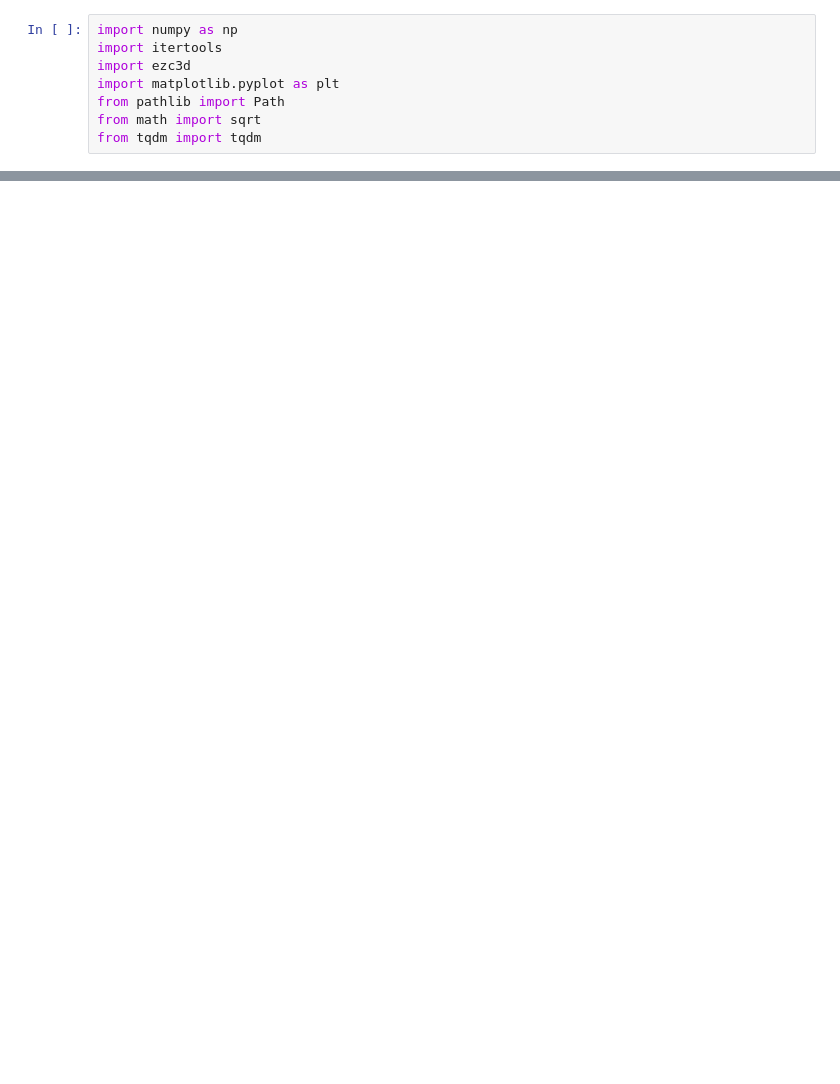
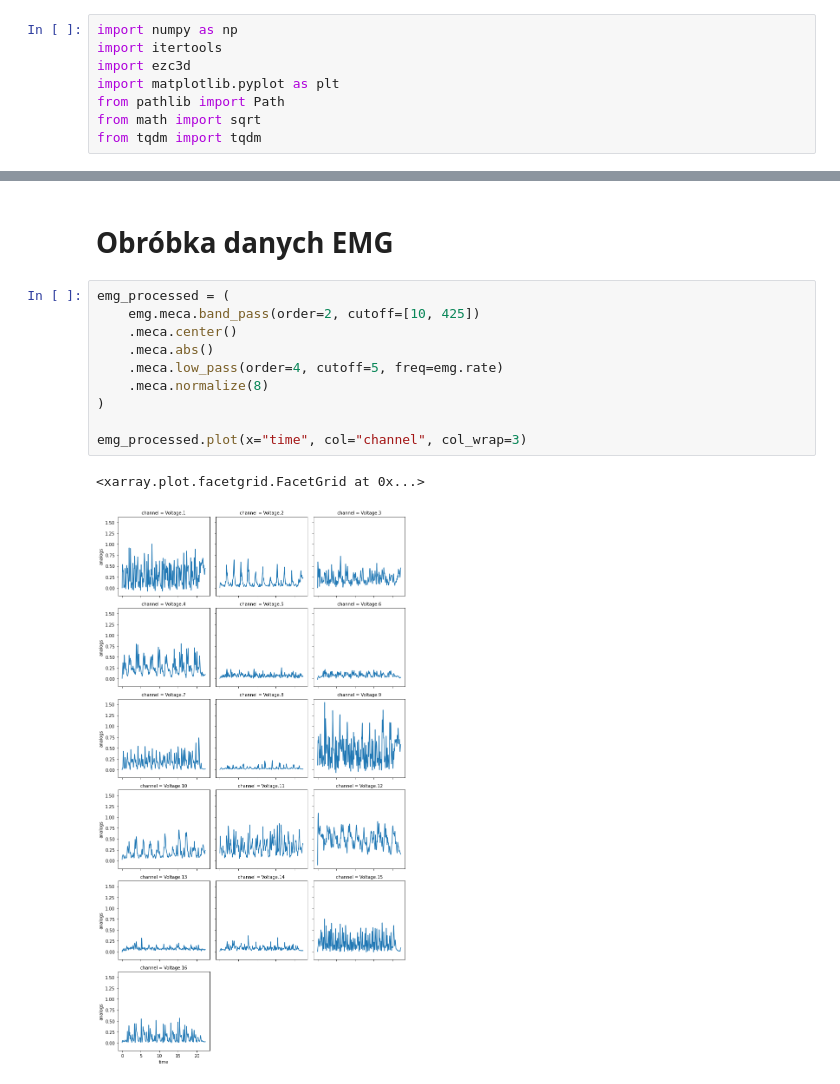
Before and after one commit to kkluwak/PJATK2020, a Jupyter notebook: RDCLabs/odczyt_emg.ipynb, the cells around one changed output, grey strips where cells are left out. Cells and saved outputs as stored; diff of their text form; blank space fills up the shorter version.

```diff
--- a/RDCLabs/odczyt_emg.ipynb
+++ b/RDCLabs/odczyt_emg.ipynb
@@ -22,0 +24,15 @@ TypeError: unhashable type: 'list'
+# %% [markdown]
+# Obróbka danych EMG
+# %%
+emg_processed = (
+    emg.meca.band_pass(order=2, cutoff=[10, 425])
+    .meca.center()
+    .meca.abs()
+    .meca.low_pass(order=4, cutoff=5, freq=emg.rate)
+    .meca.normalize(8)
+)
+
+emg_processed.plot(x="time", col="channel", col_wrap=3)
+# %% [output]
+<xarray.plot.facetgrid.FacetGrid at 0x...>
+[figure, added]
```
Also changed, not shown: parts of 11 cells of this notebook.
